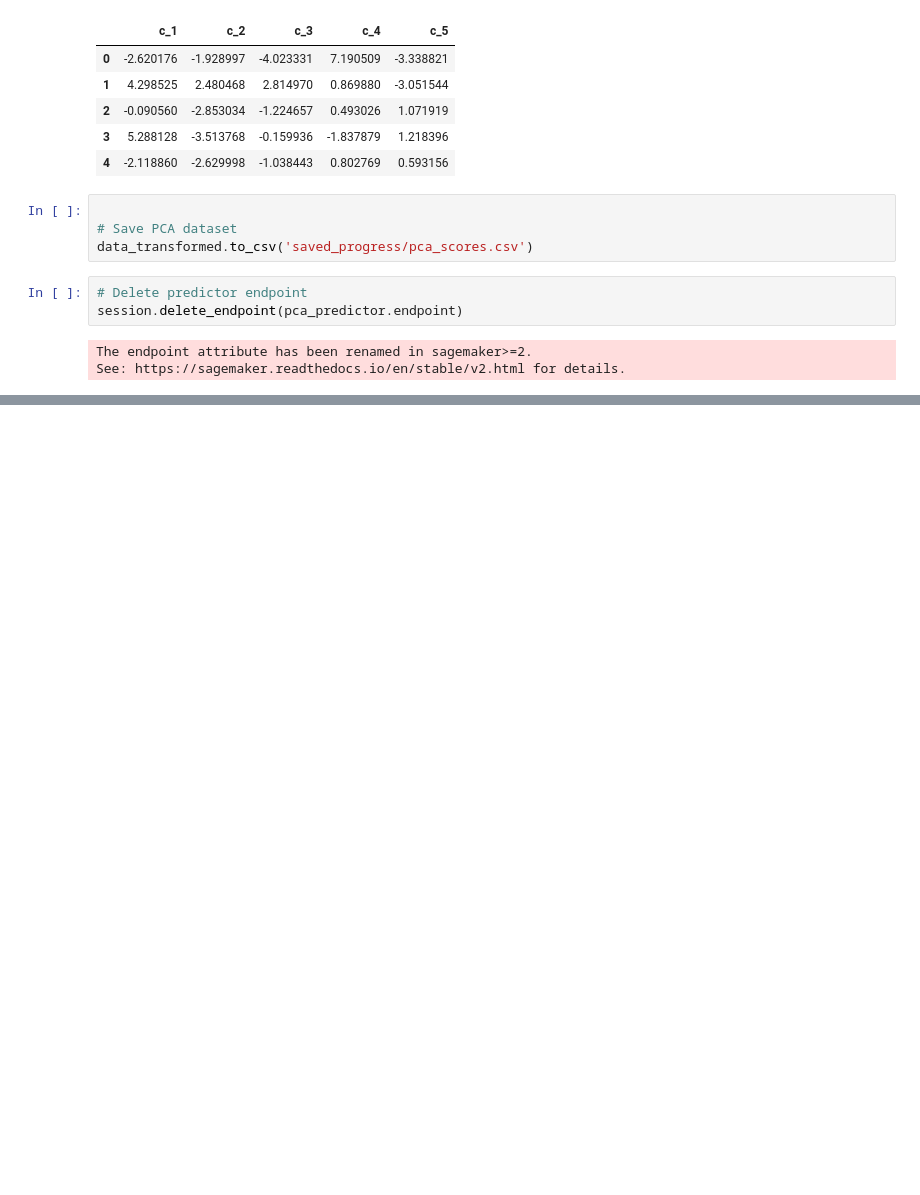
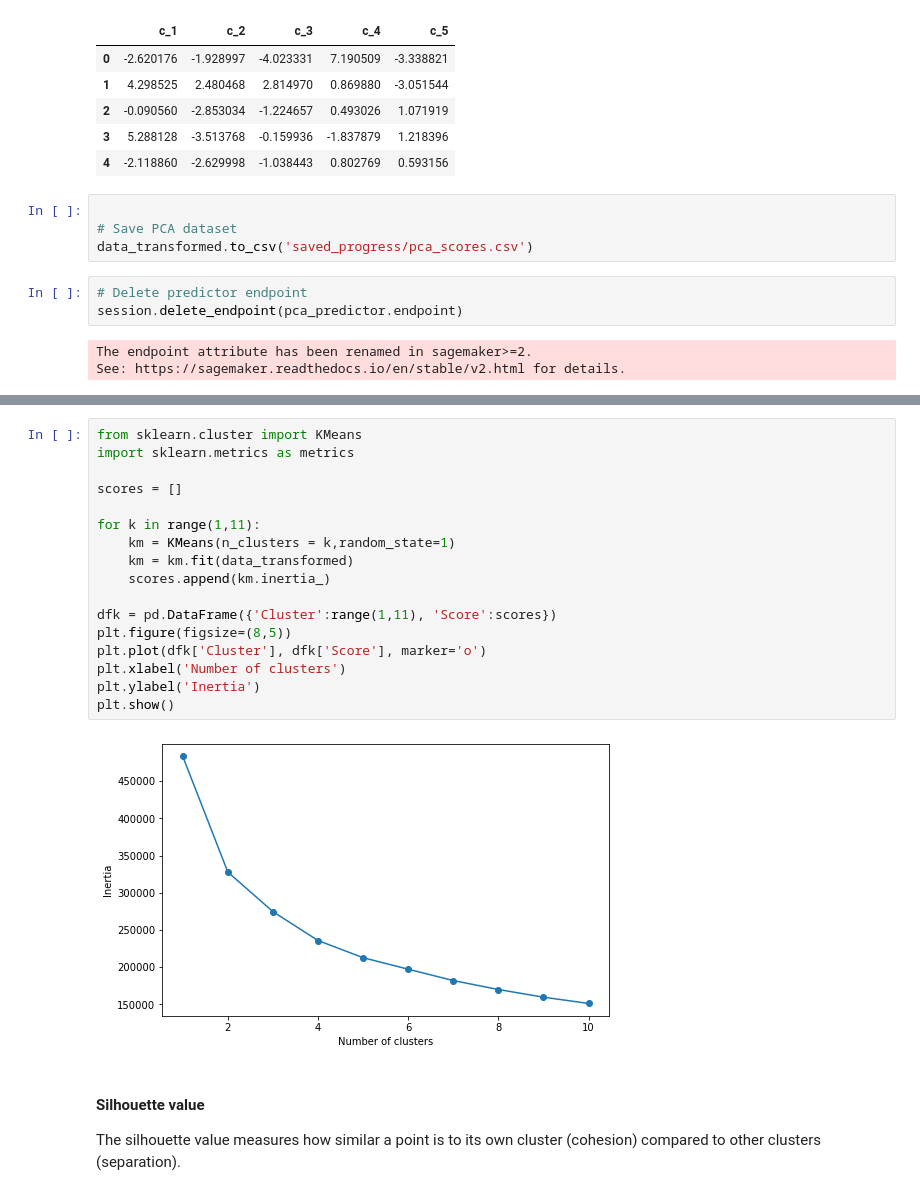
Before and after one commit to AndrewKalil/Udacity-ML, a Jupyter notebook: Capstone_Project/training.ipynb, the cells around one changed output, grey strips where cells are left out. Drawn from its saved outputs; the diff is of its cells as text; blank space fills up the shorter version.

```diff
--- a/Capstone_Project/training.ipynb
+++ b/Capstone_Project/training.ipynb
@@ -362,0 +367,22 @@ See: https://sagemaker.readthedocs.io/en/stable/v2.html for details.
+# %%
+from sklearn.cluster import KMeans
+import sklearn.metrics as metrics
+
+scores = []
+
+for k in range(1,11):
+    km = KMeans(n_clusters = k,random_state=1)
+    km = km.fit(data_transformed)
+    scores.append(km.inertia_)
+
+dfk = pd.DataFrame({'Cluster':range(1,11), 'Score':scores})
+plt.figure(figsize=(8,5))
+plt.plot(dfk['Cluster'], dfk['Score'], marker='o')
+plt.xlabel('Number of clusters')
+plt.ylabel('Inertia')
+plt.show()
+# %% [output]
+[figure, added]
+# %% [markdown]
+#### Silhouette value
+The silhouette value measures how similar a point is to its own cluster (cohesion) compared to other clusters (separation).
```
Also changed, not shown: parts of 40 cells of this notebook, 1 other file.
